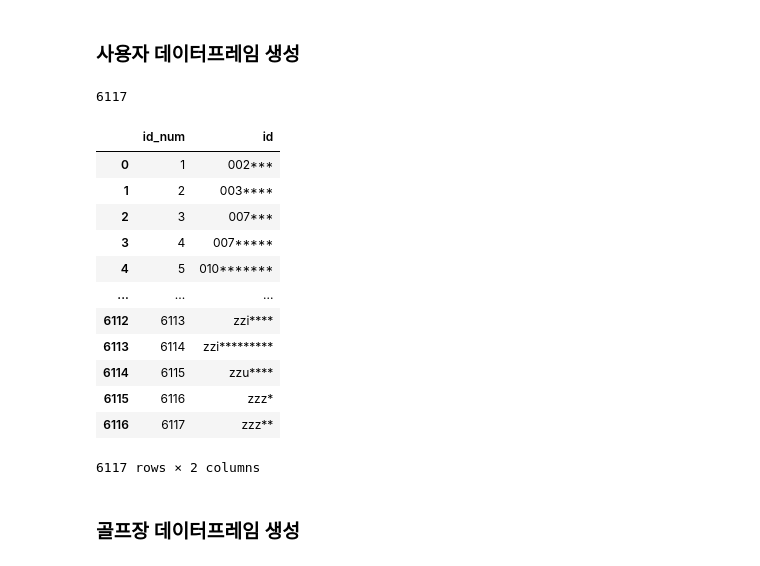
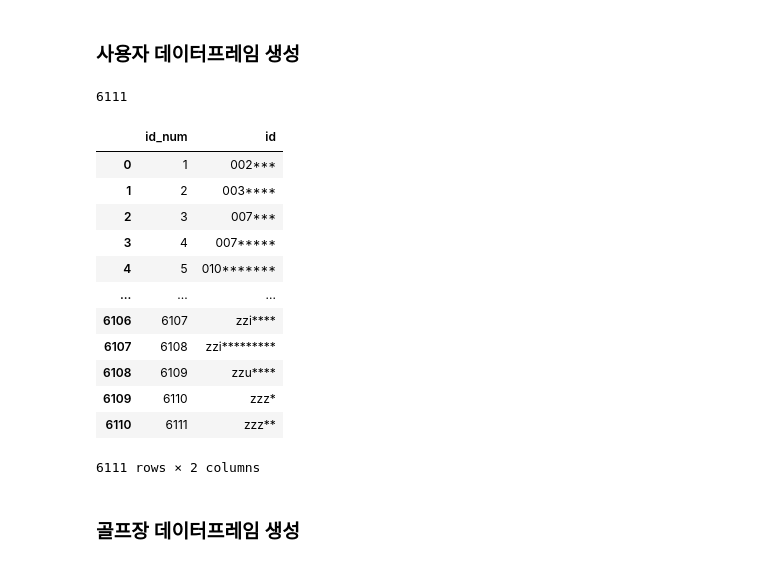
Before and after one commit to sparklabel/RecSys_GolfCC, a Jupyter notebook: ex.ipynb, the cells around one changed output. Drawn from its saved outputs; the diff is of its cells as text; code cells hidden in the pictures.

```diff
--- a/ex.ipynb
+++ b/ex.ipynb
@@ -40,0 +84,4 @@ memory usage: 5.5+ MB
+# %%
+# 중복 행 (18073) 제거
+data = data.drop_duplicates()
+data
@@ -40,0 +120,4 @@ memory usage: 5.5+ MB
+# %%
+# 위 경우 (103) 리뷰 신뢰도가 낮을것으로 판단 => 삭제
+data = data.drop_duplicates(['id', 'title', 'contents'])
+data.shape
@@ -60,4 +184,5 @@ Name: id, Length: 6140, dtype: int64
 # %%
-# 소셜로그인 계정 리뷰 삭제(과도한 중복 피하기)
-data['id'][~((data['id'].str.startswith('NV')) | (data['id'].str.startswith('KK')))].nunique()
+# 소셜로그인 계정 (4010 + 848) 리뷰 삭제(과도한 중복 피하기) => 행 개수: 29652 - (4010 + 848) = 24794
+data = data[~((data['id'].str.contains('NV', case=True)) | (data['id'].str.contains('KK', case=True)))]
+data.shape
 # %% [output]
@@ -103,5 +194,6 @@ data_1
 # %%
-data_1 = data_1.drop(columns='Unnamed: 0').reset_index(drop=True)
-data_1.rename(columns={'golf_name':'cc_name', 'golfscore':'cc_score', 'caddiescore':'caddie', 'coursescore':'course', 'pricescore': 'price'}, inplace=True)
-data_1 # base df
+# Base DF 생성
+data.rename(columns={'golf_name':'cc_name', 'golfscore':'cc_score', 'caddiescore':'caddie', 'coursescore':'course', 'pricescore': 'price'}, inplace=True)
+print(data.shape)
+data.head()
 # %% [output]
@@ -141,27 +207,29 @@ memory usage: 4.4+ MB
 # %% [markdown]
 ### 사용자 데이터프레임 생성
-# %%
-data_1['id'].nunique() # user count 확인
-# %% [output]
-6117
+# %%
+# 전처리 후 unique id 개수 확인
+data['id'].nunique()
+# %% [output]
+6111
 # %%
-data_id = data_1['id'].sort_values().drop_duplicates().reset_index()
+# 사용자 일련번호를 부여한 USER DF 생성
+data_id = data['id'].sort_values().drop_duplicates().reset_index()
 data_id = data_id.rename(columns={'index':'id_num'})
 data_id['id_num'] = range(1,len(data_id)+1)
-data_id # user df
+data_id
 # %% [output]
 |  | id_num | id |
 | 0 | 1 | 002*** |
 | 1 | 2 | 003**** |
 | 2 | 3 | 007*** |
 | 3 | 4 | 007***** |
 | 4 | 5 | 010******* |
 | ... | ... | ... |
-| 6112 | 6113 | zzi**** |
-| 6113 | 6114 | zzi********* |
-| 6114 | 6115 | zzu**** |
-| 6115 | 6116 | zzz* |
-| 6116 | 6117 | zzz** |
+| 6106 | 6107 | zzi**** |
+| 6107 | 6108 | zzi********* |
+| 6108 | 6109 | zzu**** |
+| 6109 | 6110 | zzz* |
+| 6110 | 6111 | zzz** |
-6117 rows × 2 columns
+6111 rows × 2 columns
 # %% [markdown]
 ### 골프장 데이터프레임 생성
```
Also changed, not shown: parts of 48 cells of this notebook.
